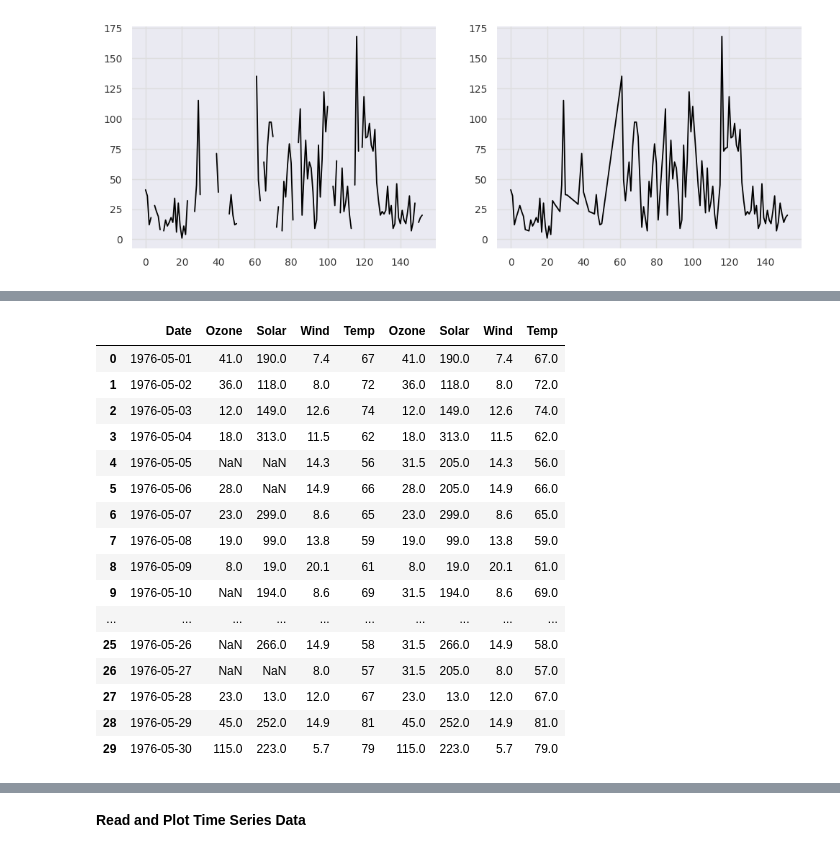
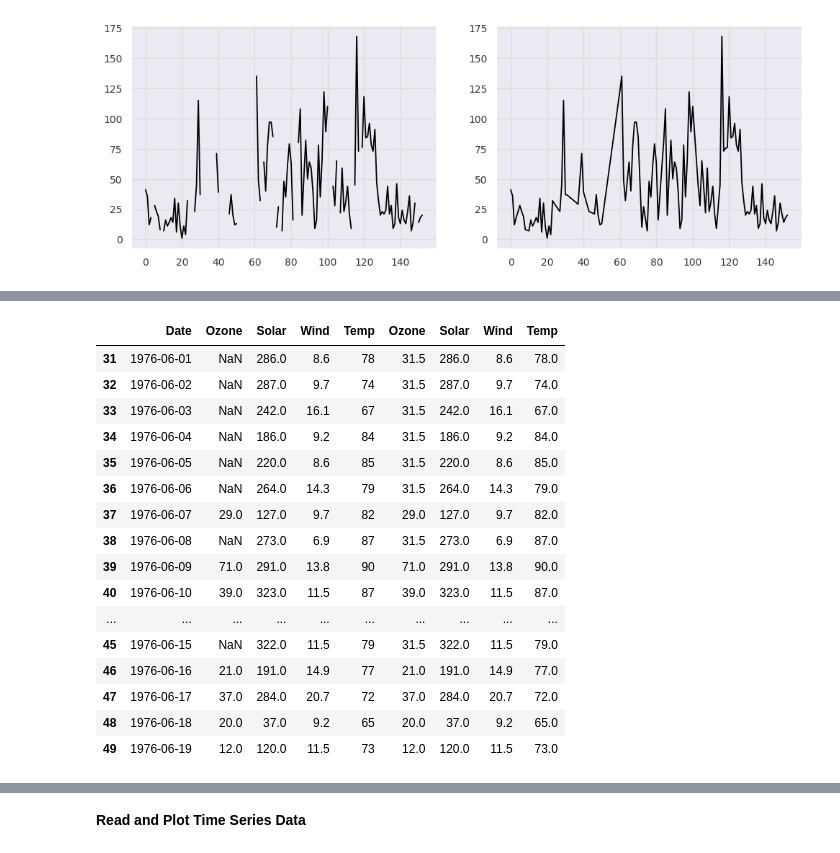
Before and after one commit to myconcordia/A2I2, a Jupyter notebook: Darts_AirQuality.ipynb, the cells around one changed output, grey strips where cells are left out. Saved outputs shown, nothing was run; the diff lists cells and outputs as text; code cells hidden in the pictures.

```diff
--- a/Darts_AirQuality.ipynb
+++ b/Darts_AirQuality.ipynb
@@ -442,21 +513,31 @@ df_median_imputed = pd.DataFrame(median_imputed, columns=cont_feats)
+# %%
+from sklearn.impute import SimpleImputer
+
+# Selecting the continous variables
+cont_feats = ['Ozone', 'Solar', 'Wind', 'Temp']
+
+# Simple Imputation: {‘mean’, ‘median’, ‘most_frequent’, ‘constant’}, default=’mean’
+sim_imputer = SimpleImputer(strategy='median')
+sim_imputed = sim_imputer.fit_transform(df[cont_feats])
+df_sim_imputed = pd.DataFrame(sim_imputed, columns=cont_feats)
 # %%
-df_median_joint = pd.concat([df, df_median_imputed], axis=1, join='inner')
-df_median_joint.head(30)
+df_simple_joint = pd.concat([df, df_sim_imputed], axis=1, join='inner')
+df_simple_joint[31:50]
 # %% [output]
 |  | Date | Ozone | Solar | Wind | Temp | Ozone | Solar | Wind | Temp |
-| 0 | 1976-05-01 | 41.0 | 190.0 | 7.4 | 67 | 41.0 | 190.0 | 7.4 | 67.0 |
-| 1 | 1976-05-02 | 36.0 | 118.0 | 8.0 | 72 | 36.0 | 118.0 | 8.0 | 72.0 |
-| 2 | 1976-05-03 | 12.0 | 149.0 | 12.6 | 74 | 12.0 | 149.0 | 12.6 | 74.0 |
-| 3 | 1976-05-04 | 18.0 | 313.0 | 11.5 | 62 | 18.0 | 313.0 | 11.5 | 62.0 |
-| 4 | 1976-05-05 | NaN | NaN | 14.3 | 56 | 31.5 | 205.0 | 14.3 | 56.0 |
-| 5 | 1976-05-06 | 28.0 | NaN | 14.9 | 66 | 28.0 | 205.0 | 14.9 | 66.0 |
-| 6 | 1976-05-07 | 23.0 | 299.0 | 8.6 | 65 | 23.0 | 299.0 | 8.6 | 65.0 |
-| 7 | 1976-05-08 | 19.0 | 99.0 | 13.8 | 59 | 19.0 | 99.0 | 13.8 | 59.0 |
-| 8 | 1976-05-09 | 8.0 | 19.0 | 20.1 | 61 | 8.0 | 19.0 | 20.1 | 61.0 |
-| 9 | 1976-05-10 | NaN | 194.0 | 8.6 | 69 | 31.5 | 194.0 | 8.6 | 69.0 |
+| 31 | 1976-06-01 | NaN | 286.0 | 8.6 | 78 | 31.5 | 286.0 | 8.6 | 78.0 |
+| 32 | 1976-06-02 | NaN | 287.0 | 9.7 | 74 | 31.5 | 287.0 | 9.7 | 74.0 |
+| 33 | 1976-06-03 | NaN | 242.0 | 16.1 | 67 | 31.5 | 242.0 | 16.1 | 67.0 |
+| 34 | 1976-06-04 | NaN | 186.0 | 9.2 | 84 | 31.5 | 186.0 | 9.2 | 84.0 |
+| 35 | 1976-06-05 | NaN | 220.0 | 8.6 | 85 | 31.5 | 220.0 | 8.6 | 85.0 |
+| 36 | 1976-06-06 | NaN | 264.0 | 14.3 | 79 | 31.5 | 264.0 | 14.3 | 79.0 |
+| 37 | 1976-06-07 | 29.0 | 127.0 | 9.7 | 82 | 29.0 | 127.0 | 9.7 | 82.0 |
+| 38 | 1976-06-08 | NaN | 273.0 | 6.9 | 87 | 31.5 | 273.0 | 6.9 | 87.0 |
+| 39 | 1976-06-09 | 71.0 | 291.0 | 13.8 | 90 | 71.0 | 291.0 | 13.8 | 90.0 |
+| 40 | 1976-06-10 | 39.0 | 323.0 | 11.5 | 87 | 39.0 | 323.0 | 11.5 | 87.0 |
 | ... | ... | ... | ... | ... | ... | ... | ... | ... | ... |
-| 25 | 1976-05-26 | NaN | 266.0 | 14.9 | 58 | 31.5 | 266.0 | 14.9 | 58.0 |
-| 26 | 1976-05-27 | NaN | NaN | 8.0 | 57 | 31.5 | 205.0 | 8.0 | 57.0 |
-| 27 | 1976-05-28 | 23.0 | 13.0 | 12.0 | 67 | 23.0 | 13.0 | 12.0 | 67.0 |
-| 28 | 1976-05-29 | 45.0 | 252.0 | 14.9 | 81 | 45.0 | 252.0 | 14.9 | 81.0 |
-| 29 | 1976-05-30 | 115.0 | 223.0 | 5.7 | 79 | 115.0 | 223.0 | 5.7 | 79.0 |
+| 45 | 1976-06-15 | NaN | 322.0 | 11.5 | 79 | 31.5 | 322.0 | 11.5 | 79.0 |
+| 46 | 1976-06-16 | 21.0 | 191.0 | 14.9 | 77 | 21.0 | 191.0 | 14.9 | 77.0 |
+| 47 | 1976-06-17 | 37.0 | 284.0 | 20.7 | 72 | 37.0 | 284.0 | 20.7 | 72.0 |
+| 48 | 1976-06-18 | 20.0 | 37.0 | 9.2 | 65 | 20.0 | 37.0 | 9.2 | 65.0 |
+| 49 | 1976-06-19 | 12.0 | 120.0 | 11.5 | 73 | 12.0 | 120.0 | 11.5 | 73.0 |
```
Also changed, not shown: parts of 18 cells of this notebook.
